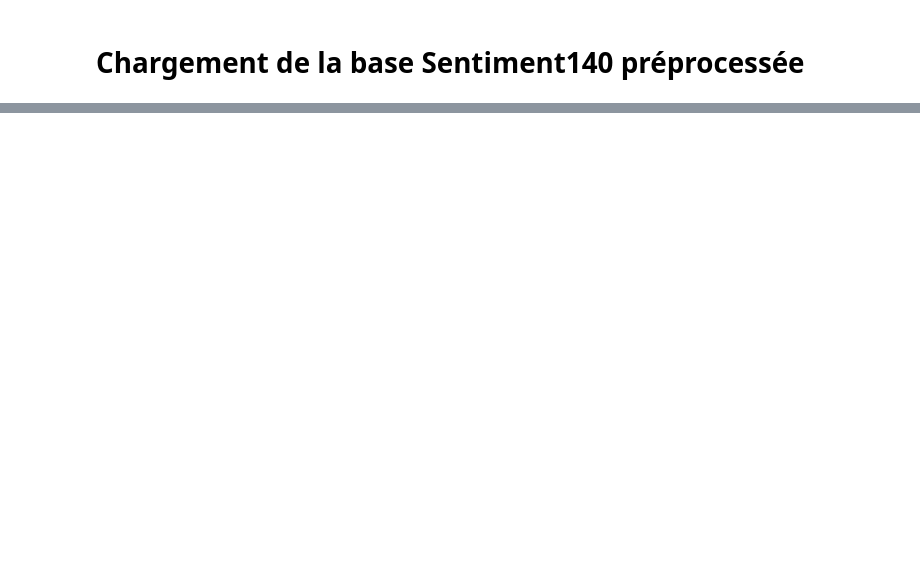
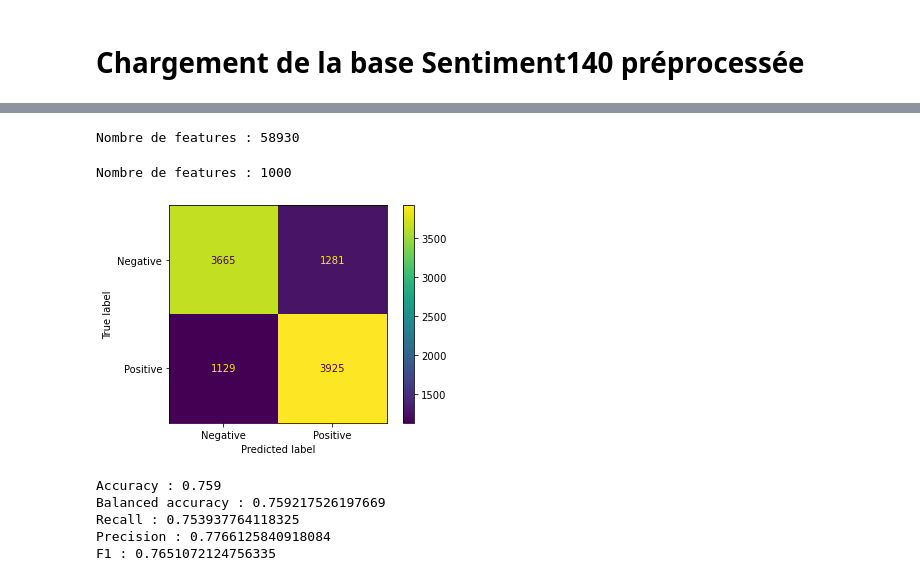
Before and after one commit to baptiste-pasquier/data_2A, a Jupyter notebook: model-LR.ipynb, the cells around one changed output, grey strips where cells are left out. Drawn from its saved outputs; the diff is of its cells as text; code cells hidden in the pictures; blank space fills up the shorter version.

```diff
--- a/model-LR.ipynb
+++ b/model-LR.ipynb
@@ -149,0 +172,27 @@ F1 : 0.7025193798449613
+# %%
+vectorizer = TfidfVectorizer()
+
+vectorizer.fit(data_train+data_test)
+X_train = vectorizer.transform(data_train).toarray()
+X_test = vectorizer.transform(data_test).toarray()
+print(f"Nombre de features : {len(vectorizer.get_feature_names())}")
+# %% [output]
+Nombre de features : 58930
+# %%
+vectorizer = TfidfVectorizer(max_features = 1000)
+
+vectorizer.fit(data_train+data_test)
+X_train = vectorizer.transform(data_train).toarray()
+X_test = vectorizer.transform(data_test).toarray()
+print(f"Nombre de features : {len(vectorizer.get_feature_names())}")
+# %% [output]
+Nombre de features : 1000
+# %%
+conf_matrix(data_train, data_test, y_train, y_test, TfidfVectorizer(max_features = 1000), LogisticRegression())
+# %% [output]
+[figure, added]
+Accuracy : 0.759
+Balanced accuracy : 0.759217526197669
+Recall : 0.753937764118325
+Precision : 0.7766125840918084
+F1 : 0.7651072124756335
```
Also changed, not shown: parts of 34 cells of this notebook.
